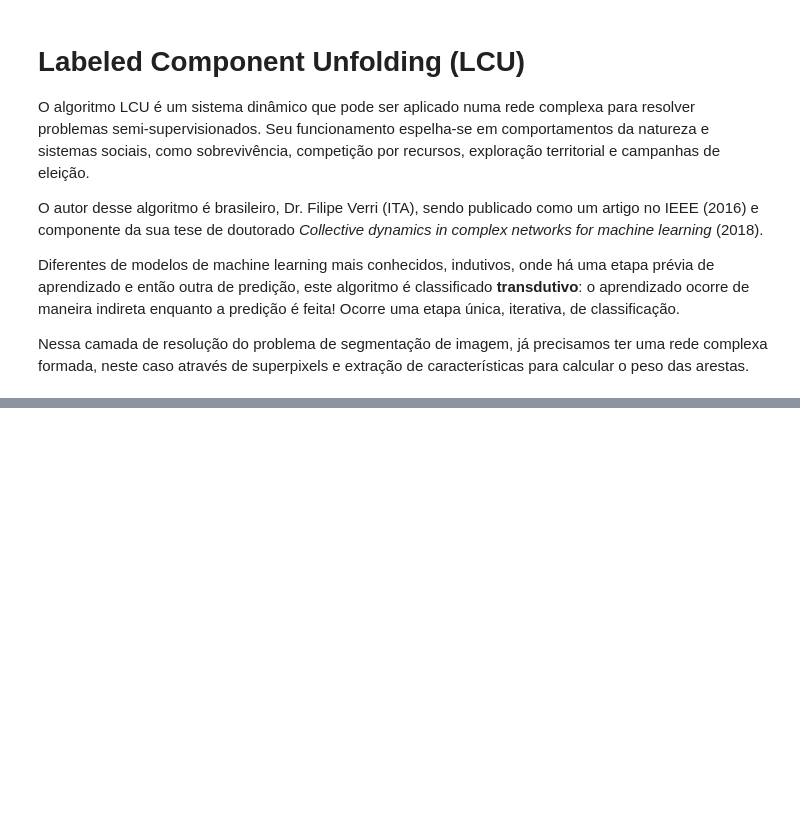
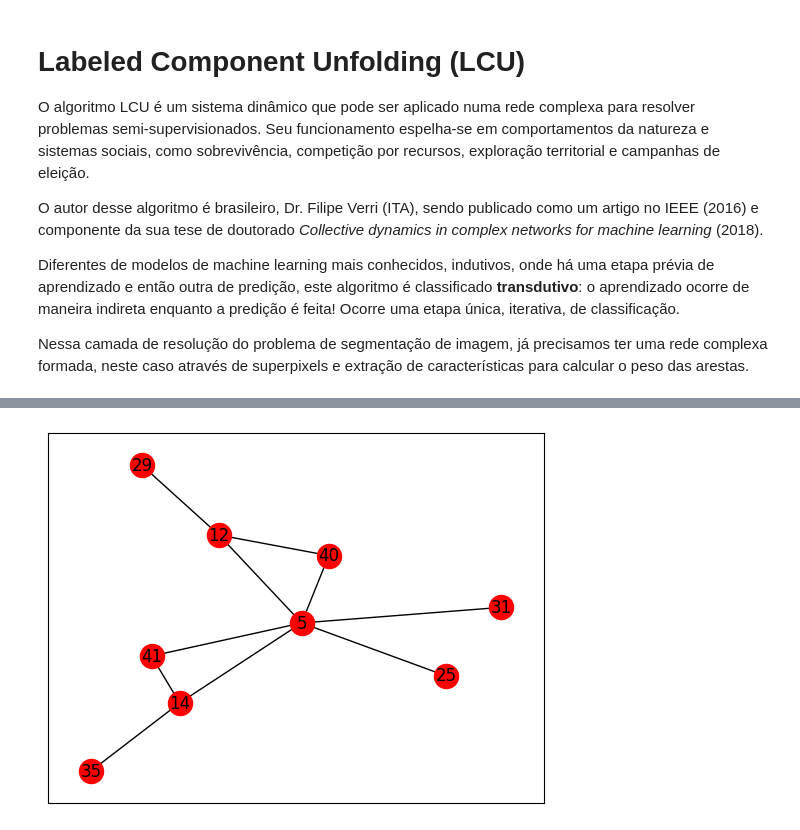
Before and after one commit to ryukinix/egsis, a Jupyter notebook: notebooks/labeled_component_unfolding.ipynb, the cells around one changed output, grey strips where cells are left out. Saved outputs shown, nothing was run; the diff lists cells and outputs as text; code cells hidden in the pictures; blank space fills up the shorter version.

```diff
--- a/notebooks/labeled_component_unfolding.ipynb
+++ b/notebooks/labeled_component_unfolding.ipynb
@@ -97,3 +100,9 @@ nx.draw_networkx(g, node_color=class_by_color[1], pos=nx.spectral_layout(g))
+# %%
+sub_id = 1
+g = sub_networks[sub_id]
+nx.draw_networkx(g, node_color=class_by_color[sub_id+1])
+# %% [output]
+[figure, added]
 # %%
 for g in sub_networks:
     print(g.edges)
```
Also changed, not shown: parts of 10 cells of this notebook, 1 other file.
